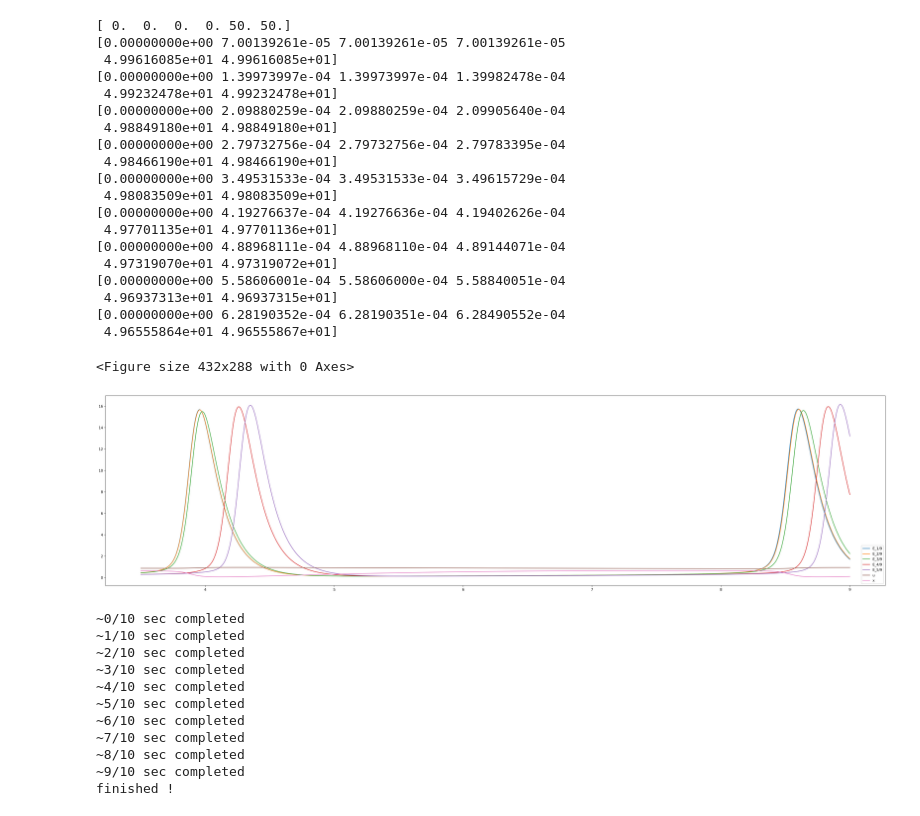
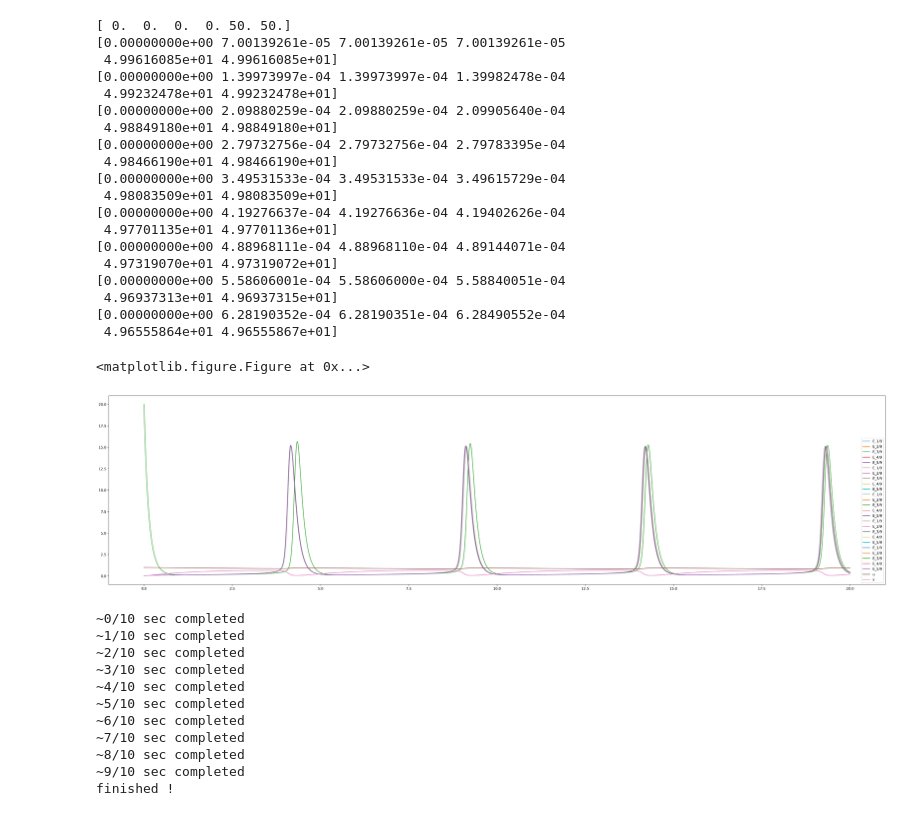
Before and after one commit to alpha-soliton/Dynamics, a Jupyter notebook: WorkingMemory/MEA_model/2d_grid_model_corner_deleted_ux_included_extcurrent/2dgridmodel_cornerdel_ux_in_ext.ipynb, the cells around one changed output. Drawn from its saved outputs; the diff is of its cells as text; code cells hidden in the pictures.

```diff
--- a/WorkingMemory/MEA_model/2d_grid_model_corner_deleted_ux_included_extcurrent/2dgridmodel_cornerdel_ux_in_ext.ipynb
+++ b/WorkingMemory/MEA_model/2d_grid_model_corner_deleted_ux_included_extcurrent/2dgridmodel_cornerdel_ux_in_ext.ipynb
@@ -360,11 +360,11 @@ for i in range(10):
  4.96937313e+01 4.96937315e+01]
 [0.00000000e+00 6.28190352e-04 6.28190351e-04 6.28490552e-04
  4.96555864e+01 4.96555867e+01]
-# %%
-plot_results(300, 3.5, 9)
-# %% [output]
-<Figure size 432x288 with 0 Axes>
-[figure, removed]
+# %%
+plot_results(300, 0, 20)
+# %% [output]
+<matplotlib.figure.Figure at 0x...>
+[figure, added]
 # %%
 plot_3d_color_surface(10, 0, 'results')
 # %% [output]
```
Also changed, not shown: parts of 5 cells of this notebook, 1 other file.
